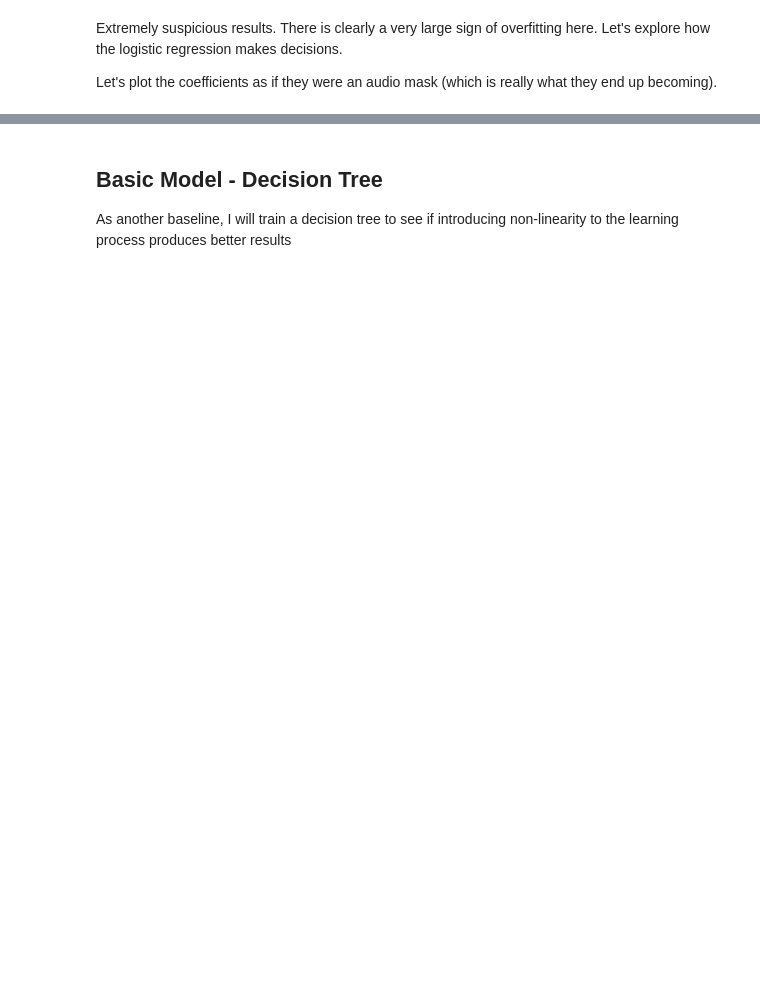
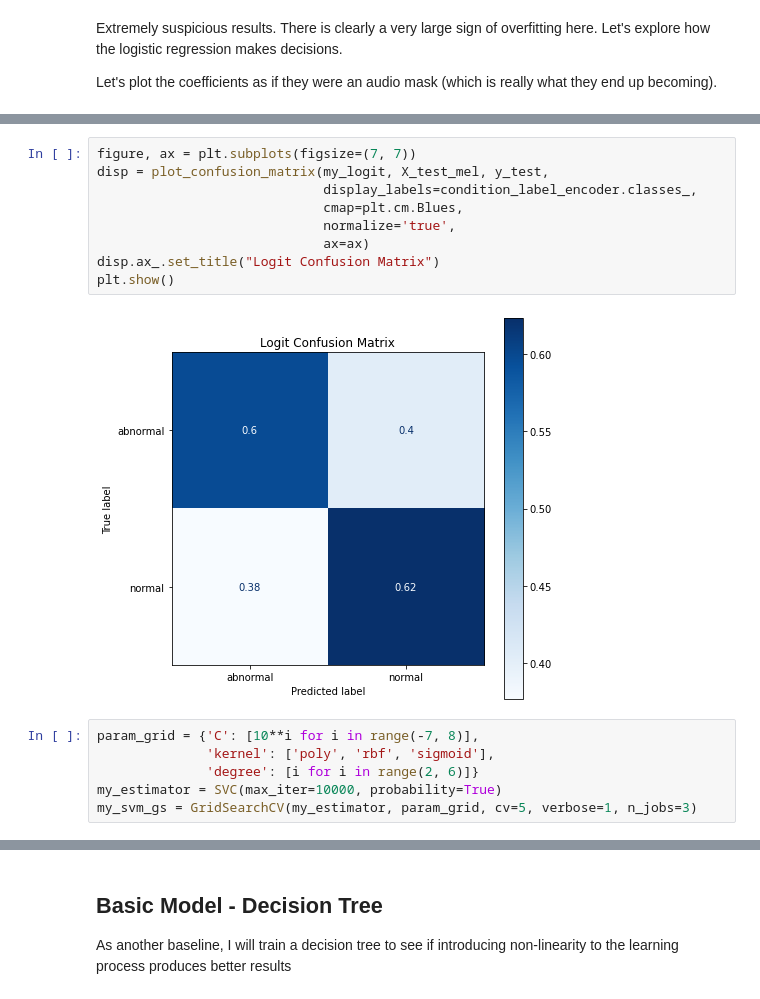
Before and after one commit to bshabashFD/Heart-Abnormalities-ML, a Jupyter notebook: Data Modeling with Mel Frequencies.ipynb, the cells around one changed output, grey strips where cells are left out. Drawn from its saved outputs; the diff is of its cells as text; blank space fills up the shorter version.

```diff
--- a/Data Modeling with Mel Frequencies.ipynb
+++ b/Data Modeling with Mel Frequencies.ipynb
@@ -478,0 +526,17 @@ weighted avg       0.61      0.61      0.61       131
+# %%
+figure, ax = plt.subplots(figsize=(7, 7))
+disp = plot_confusion_matrix(my_logit, X_test_mel, y_test,
+                             display_labels=condition_label_encoder.classes_,
+                             cmap=plt.cm.Blues,
+                             normalize='true',
+                             ax=ax)
+disp.ax_.set_title("Logit Confusion Matrix")
+plt.show()
+# %% [output]
+[figure, added]
+# %%
+param_grid = {'C': [10**i for i in range(-7, 8)],
+              'kernel': ['poly', 'rbf', 'sigmoid'],
+              'degree': [i for i in range(2, 6)]}
+my_estimator = SVC(max_iter=10000, probability=True)
+my_svm_gs = GridSearchCV(my_estimator, param_grid, cv=5, verbose=1, n_jobs=3)
```
Also changed, not shown: parts of 98 cells of this notebook.
